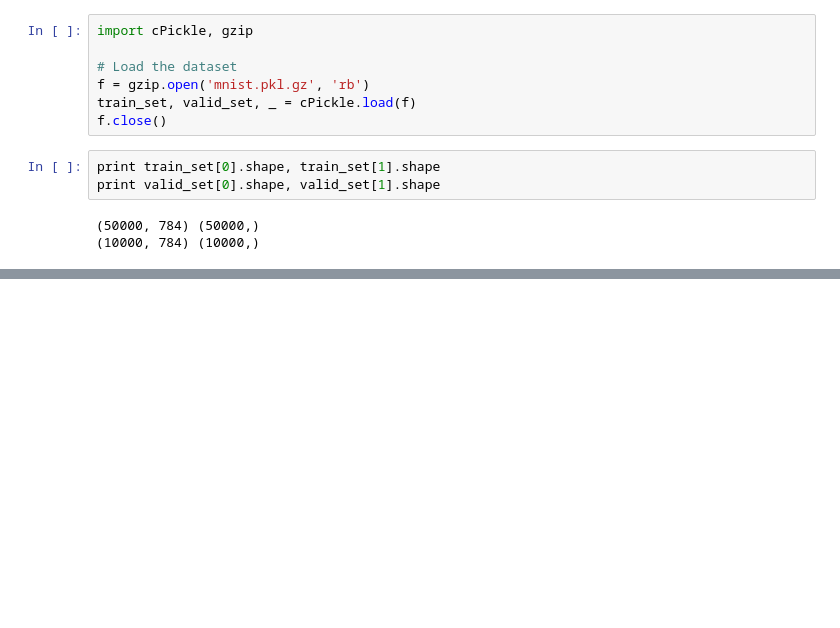
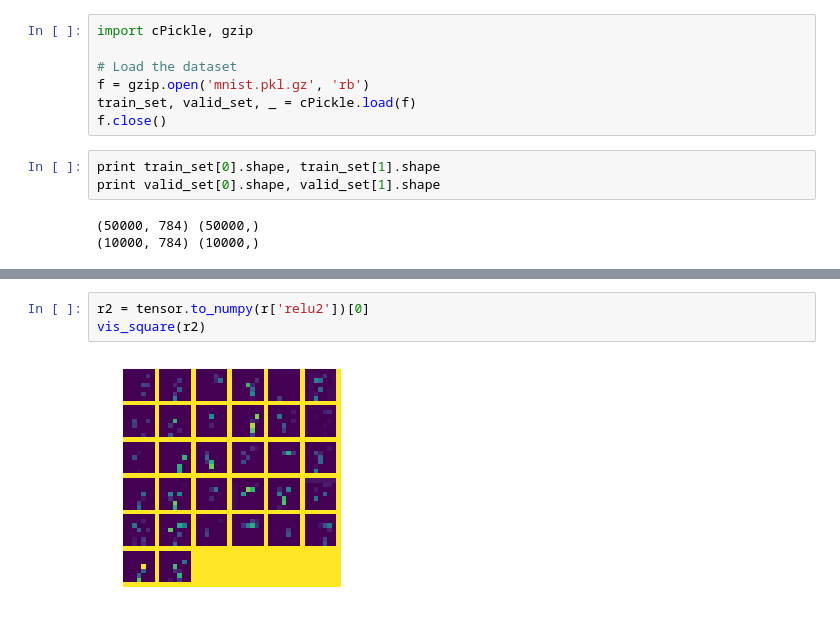
Before and after one commit to wangcan04/incubator-singa, a Jupyter notebook: doc/en/docs/notebook/cnn.ipynb, the cells around one changed output, grey strips where cells are left out. Cells and saved outputs as stored; diff of their text form; blank space fills up the shorter version.

```diff
--- a/doc/en/docs/notebook/cnn.ipynb
+++ b/doc/en/docs/notebook/cnn.ipynb
@@ -101,0 +223,5 @@ TypeError: Cannot cast array data from dtype('int64') to dtype('int32') accordin
+# %%
+r2 = tensor.to_numpy(r['relu2'])[0]
+vis_square(r2)
+# %% [output]
+[figure, added]
```
Also changed, not shown: parts of 22 cells of this notebook, 5 other files.
